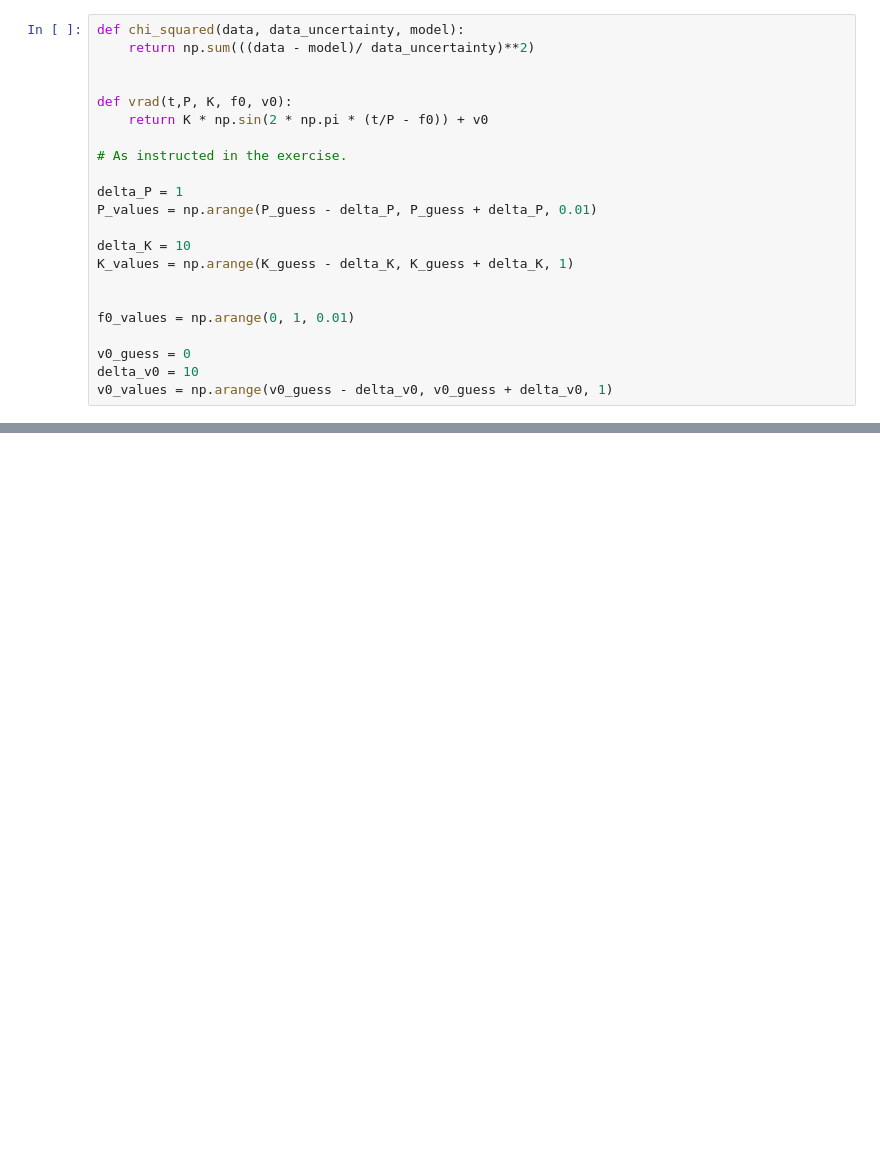
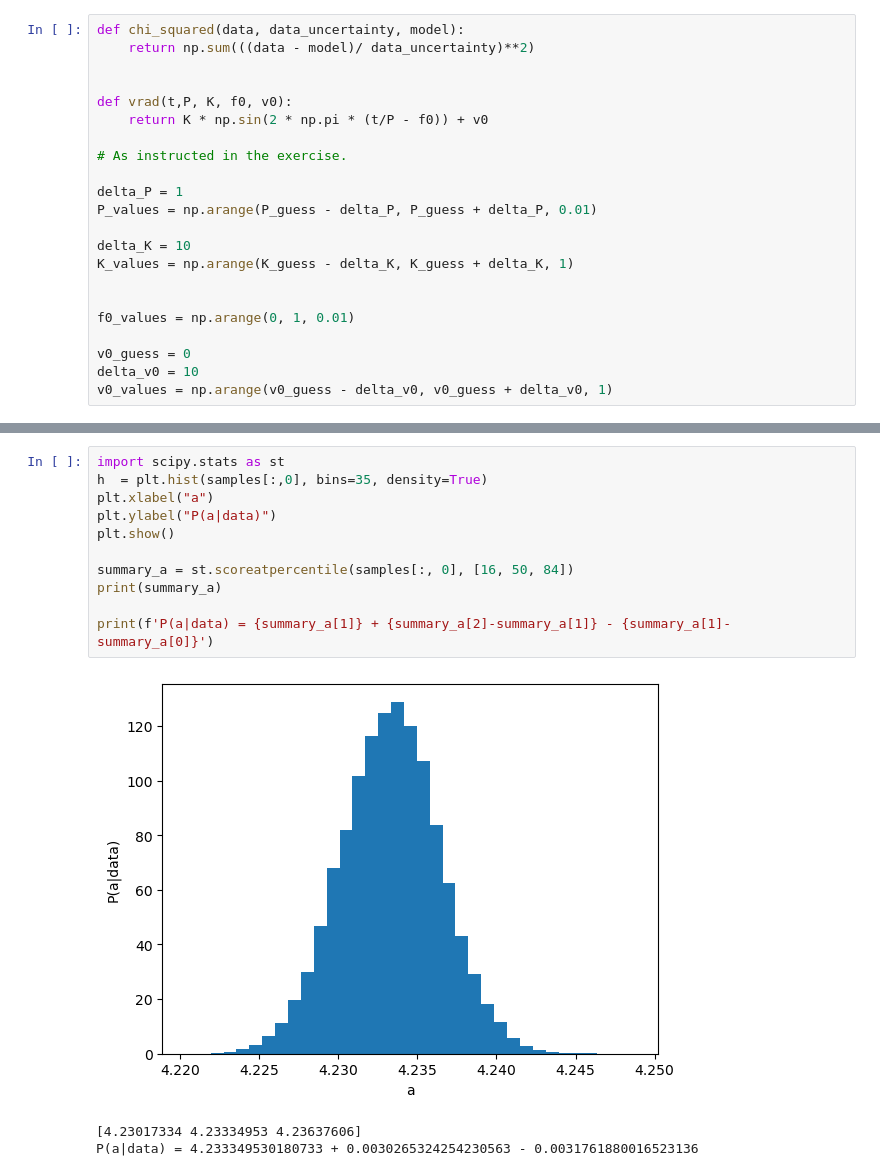
Before and after one commit to TapWhite/ALOP-2, a Jupyter notebook: problems.ipynb, the cells around one changed output, grey strips where cells are left out. Cells and saved outputs as stored; diff of their text form; blank space fills up the shorter version.

```diff
--- a/problems.ipynb
+++ b/problems.ipynb
@@ -238,0 +332,15 @@ print(minimal_planet_mass)
+# %%
+import scipy.stats as st
+h  = plt.hist(samples[:,0], bins=35, density=True)
+plt.xlabel("a")
+plt.ylabel("P(a|data)")
+plt.show()
+
+summary_a = st.scoreatpercentile(samples[:, 0], [16, 50, 84])
+print(summary_a)
+
+print(f'P(a|data) = {summary_a[1]} + {summary_a[2]-summary_a[1]} - {summary_a[1]-summary_a[0]}')
+# %% [output]
+[figure, added]
+[4.23017334 4.23334953 4.23637606]
+P(a|data) = 4.233349530180733 + 0.0030265324254230563 - 0.0031761880016523136
```
Also changed, not shown: parts of 12 cells of this notebook, 6 other files.
